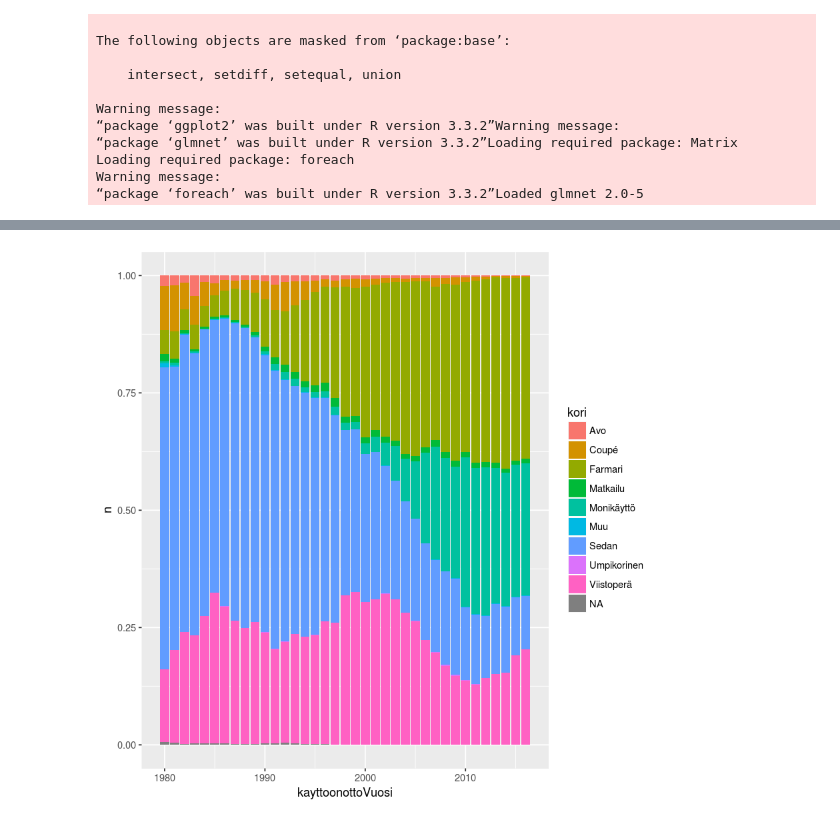
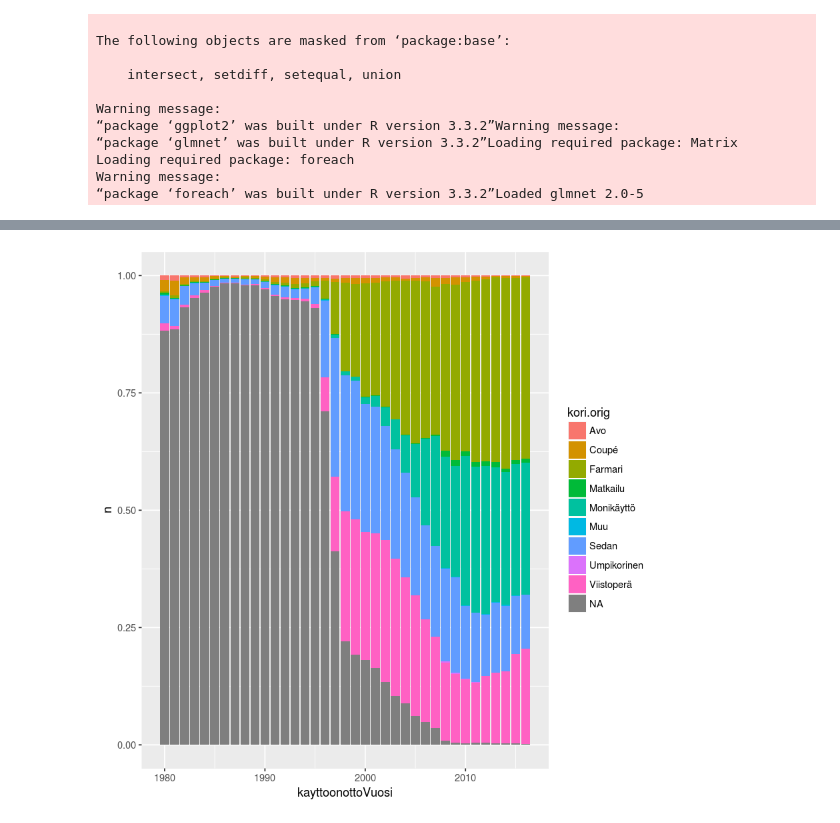
Before and after one commit to reaktor/operative-ml-training, a Jupyter notebook: docker-volume/Cross validation and classification.ipynb, the cells around one changed output, grey strips where cells are left out. Saved outputs shown, nothing was run; the diff lists cells and outputs as text; code cells hidden in the pictures.

```diff
--- a/docker-volume/Cross validation and classification.ipynb
+++ b/docker-volume/Cross validation and classification.ipynb
@@ -1,11 +1,12 @@
 # %%
-# Lets load some librarues and car data and precalculated features
+# Lets load some libraries and car data and precalculated features
 library(dplyr)
 library(ggplot2)
 library(glmnet)
 library(corrplot)
 
-load("data/fsecure.train.RData"); kori.class<-class
+load("data/trafi.RData");
+kori.class <- class
 # %% [output]
 Warning message:
 “package ‘dplyr’ was built under R version 3.3.2”
@@ -38,8 +51,13 @@ head(autodata)
 # %%
 # Let's see the car type; there's plenty of missing data
 
 filter(autodata,kayttoonottoVuosi>1979) %>%
-count(.,kori,kayttoonottoVuosi) %>%
-ggplot(.,aes(x=kayttoonottoVuosi,y=n,fill=kori))+geom_bar(stat="identity")
+count(.,kori.orig,kayttoonottoVuosi) %>%
+ggplot(.,aes(x=kayttoonottoVuosi,y=n,fill=kori.orig))+geom_bar(stat="identity")
+
+# change the ... +geom_bar(stat="identity") into +geom_bar(stat="identity",position="fill")
+# swithch kori.orig into kori (that contains a ready made prediction for missing)
+
+# Observations?
 # %% [output]
-[figure, old version]
+[figure, new version]
```
Also changed, not shown: parts of 11 cells of this notebook, 1 other file.
